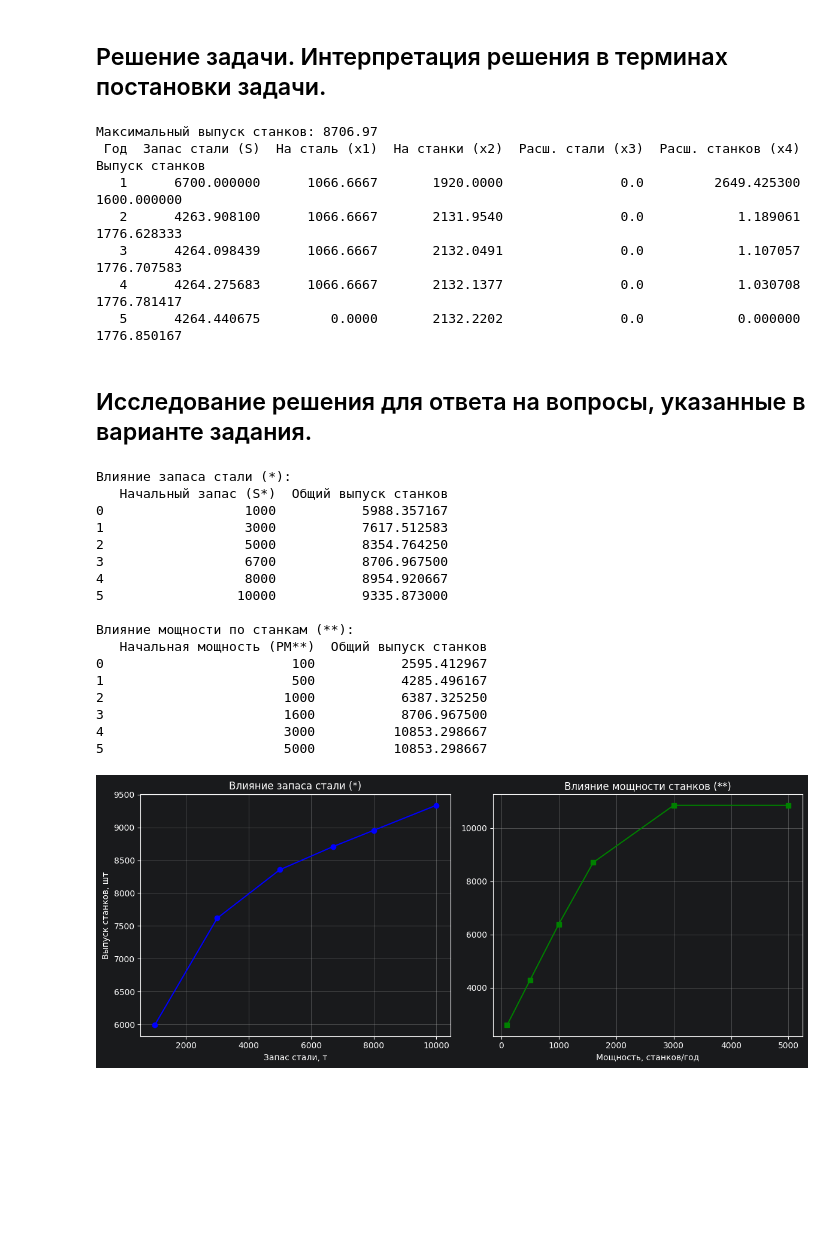
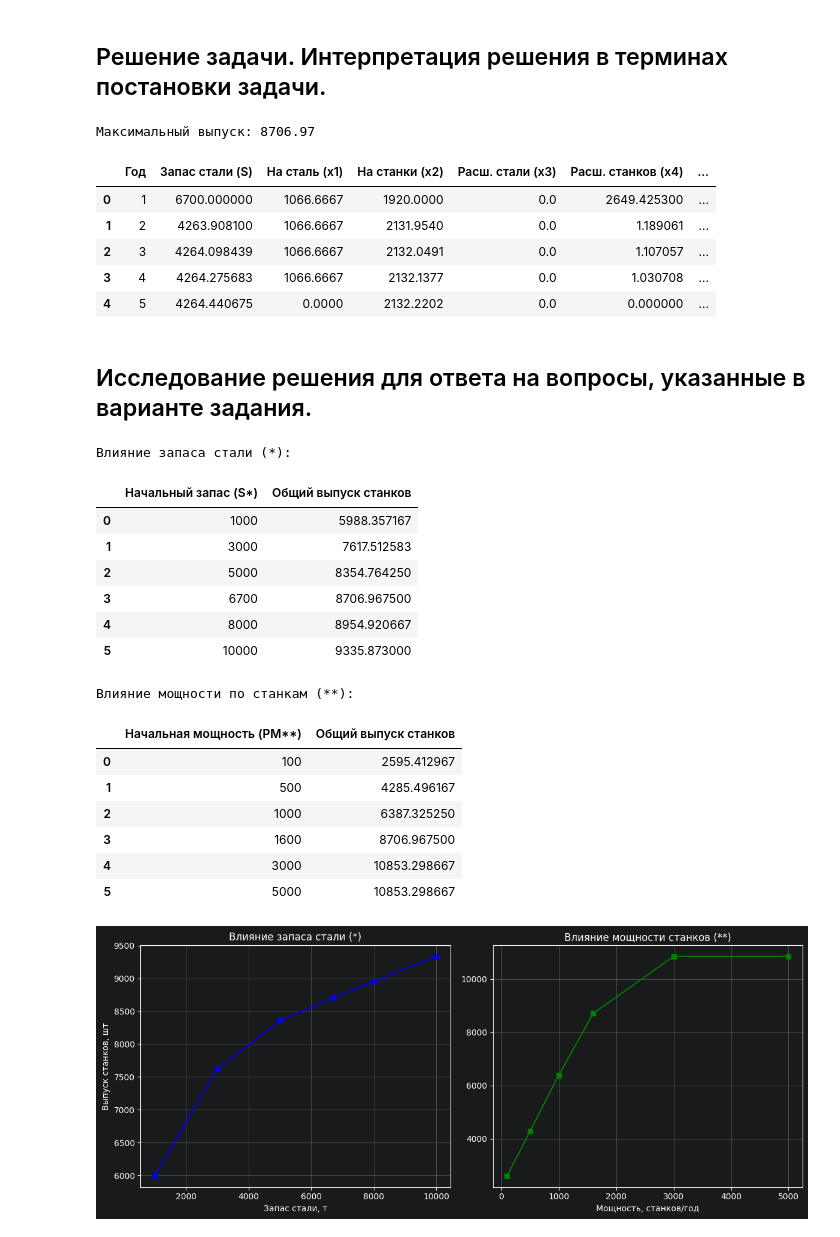
Before and after one commit to lazarevFedor/tad-sem6, a Jupyter notebook: lab2.ipynb, the cells around one changed output. Saved outputs shown, nothing was run; the diff lists cells and outputs as text; code cells hidden in the pictures; blank space fills up the shorter version.

```diff
--- a/lab2.ipynb
+++ b/lab2.ipynb
@@ -135,16 +125,16 @@ def solve_production_plan(S_start=6700, PM_start=1600, T=5):
 # %% [markdown]
 ## Решение задачи. Интерпретация решения в терминах постановки задачи.
 # %%
-total_machines, df_res = solve_production_plan()
-print(f"Максимальный выпуск станков: {total_machines:.2f}")
-print(df_res.to_string(index=False))
+total_value, df_plan = run_production_model(6700, 1600)
+print(f"Максимальный выпуск: {total_value:.2f}")
+display(df_plan)
 # %% [output]
-Максимальный выпуск станков: 8706.97
- Год  Запас стали (S)  На сталь (x1)  На станки (x2)  Расш. стали (x3)  Расш. станков (x4)  Выпуск станков
-   1      6700.000000      1066.6667       1920.0000               0.0         2649.425300     1600.000000
-   2      4263.908100      1066.6667       2131.9540               0.0            1.189061     1776.628333
-   3      4264.098439      1066.6667       2132.0491               0.0            1.107057     1776.707583
-   4      4264.275683      1066.6667       2132.1377               0.0            1.030708     1776.781417
-   5      4264.440675         0.0000       2132.2202               0.0            0.000000     1776.850167
+Максимальный выпуск: 8706.97
+|  | Год | Запас стали (S) | На сталь (x1) | На станки (x2) | Расш. стали (x3) | Расш. станков (x4) | ... |
+| 0 | 1 | 6700.000000 | 1066.6667 | 1920.0000 | 0.0 | 2649.425300 | ... |
+| 1 | 2 | 4263.908100 | 1066.6667 | 2131.9540 | 0.0 | 1.189061 | ... |
+| 2 | 3 | 4264.098439 | 1066.6667 | 2132.0491 | 0.0 | 1.107057 | ... |
+| 3 | 4 | 4264.275683 | 1066.6667 | 2132.1377 | 0.0 | 1.030708 | ... |
+| 4 | 5 | 4264.440675 | 0.0000 | 2132.2202 | 0.0 | 0.000000 | ... |
 # %% [markdown]
 ## Исследование решения для ответа на вопросы, указанные в варианте задания.
@@ -186,46 +141,49 @@ results_pm = [solve_model(6700, pm) for pm in pm_range]
 # %%
-s_test_vaues = [1000, 3000, 5000, 6700, 8000, 10000]
+# 1. Исследование влияния начального запаса стали (*)
+s_test_values = [1000, 3000, 5000, 6700, 8000, 10000]
 s_results = []
 
-for s in s_test_vaues:
-    obj, _ = solve_production_plan(S_start=s, PM_start=1600) # используем ранее созданную функцию
+for s in s_test_values:
+    # Используем новую универсальную функцию.
+    # Так как план (DataFrame) нам здесь не нужен, записываем его в заглушку '_'
+    obj, _ = run_production_model(s_start=s, pm_start=1600)
     s_results.append({"Начальный запас (S*)": s, "Общий выпуск станков": obj})
 
 df_s = pd.DataFrame(s_results)
 
-# 2. Исследование начальной мощности станков (PM**)
+# 2. Исследование влияния начальной мощности станков (PM**)
 pm_test_values = [100, 500, 1000, 1600, 3000, 5000]
 pm_results = []
 
 for pm in pm_test_values:
-    obj, _ = solve_production_plan(S_start=6700, PM_start=pm)
+    obj, _ = run_production_model(s_start=6700, pm_start=pm)
     pm_results.append({"Начальная мощность (PM**)": pm, "Общий выпуск станков": obj})
 
 df_pm = pd.DataFrame(pm_results)
 
-# Вывод таблиц
+# Вывод результатов
 print("Влияние запаса стали (*):")
-print(df_s)
+display(df_s)
+
 print("\nВлияние мощности по станкам (**):")
-print(df_pm)
+display(df_pm)
 # %% [output]
 Влияние запаса стали (*):
-   Начальный запас (S*)  Общий выпуск станков
-0                  1000           5988.357167
-1                  3000           7617.512583
-2                  5000           8354.764250
-3                  6700           8706.967500
-4                  8000           8954.920667
-5                 10000           9335.873000
-
-Влияние мощности по станкам (**):
-   Начальная мощность (PM**)  Общий выпуск станков
-0                        100           2595.412967
-1                        500           4285.496167
-2                       1000           6387.325250
-3                       1600           8706.967500
-4                       3000          10853.298667
-5                       5000          10853.298667
+|  | Начальный запас (S*) | Общий выпуск станков |
+| 0 | 1000 | 5988.357167 |
+| 1 | 3000 | 7617.512583 |
+| 2 | 5000 | 8354.764250 |
+| 3 | 6700 | 8706.967500 |
+| 4 | 8000 | 8954.920667 |
+| 5 | 10000 | 9335.873000 |
+Влияние мощности по станкам (**):
+|  | Начальная мощность (PM**) | Общий выпуск станков |
+| 0 | 100 | 2595.412967 |
+| 1 | 500 | 4285.496167 |
+| 2 | 1000 | 6387.325250 |
+| 3 | 1600 | 8706.967500 |
+| 4 | 3000 | 10853.298667 |
+| 5 | 5000 | 10853.298667 |
 # %%
 plt.figure(figsize=(12, 5))
 
```
Also changed, not shown: parts of 3 cells of this notebook.
